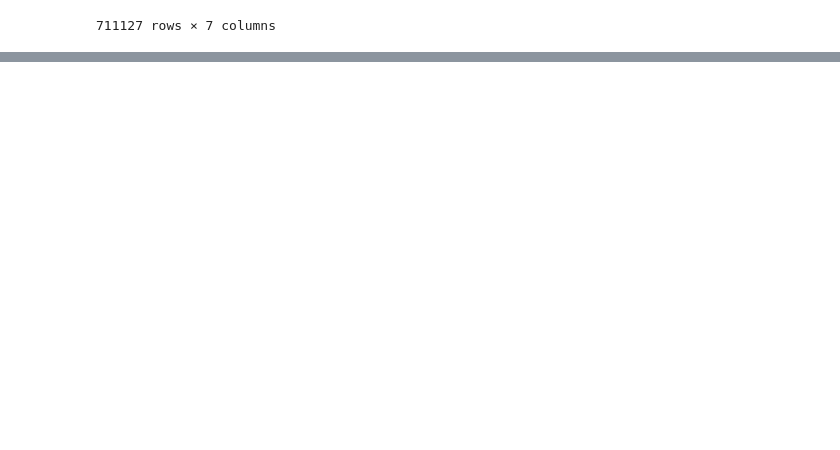
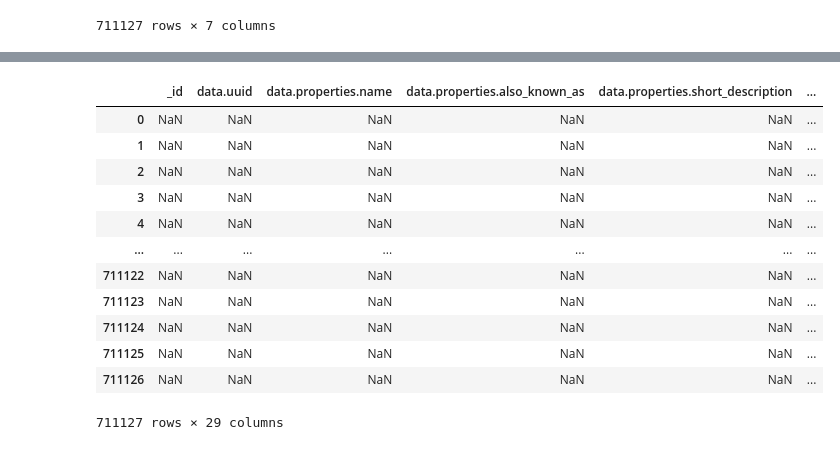
Before and after one commit to rudera/kickstarter-crunchbase, a Jupyter notebook: crunchbaseKickstartLink.ipynb, the cells around one changed output, grey strips where cells are left out. Drawn from its saved outputs; the diff is of its cells as text; code cells hidden in the pictures; blank space fills up the shorter version.

```diff
--- a/crunchbaseKickstartLink.ipynb
+++ b/crunchbaseKickstartLink.ipynb
@@ -71,6 +73,8 @@ True
 for index, row in cb_df.iterrows():
     if pd.isna(cb_df.at[index, 'twitter']):
         continue
+    elif len(cb_df.at[index, 'twitter'].split('//')) < 2:
+        continue
     else:
         cb_df.at[index, 'twitter'] = cb_df.at[index, 'twitter'].split('//')[1]
 cb_df
@@ -78,0 +95,18 @@ IndexError: list index out of range
+# %%
+final = pd.merge(cb_df, ks_df, how='right', on='twitter')
+final.dr
+final
+# %% [output]
+|  | _id | data.uuid | data.properties.name | data.properties.also_known_as | data.properties.short_description | ... |
+| 0 | NaN | NaN | NaN | NaN | NaN | ... |
+| 1 | NaN | NaN | NaN | NaN | NaN | ... |
+| 2 | NaN | NaN | NaN | NaN | NaN | ... |
+| 3 | NaN | NaN | NaN | NaN | NaN | ... |
+| 4 | NaN | NaN | NaN | NaN | NaN | ... |
+| ... | ... | ... | ... | ... | ... | ... |
+| 711122 | NaN | NaN | NaN | NaN | NaN | ... |
+| 711123 | NaN | NaN | NaN | NaN | NaN | ... |
+| 711124 | NaN | NaN | NaN | NaN | NaN | ... |
+| 711125 | NaN | NaN | NaN | NaN | NaN | ... |
+| 711126 | NaN | NaN | NaN | NaN | NaN | ... |
+711127 rows × 29 columns
```
Also changed, not shown: parts of 2 cells of this notebook, 1 other file.
